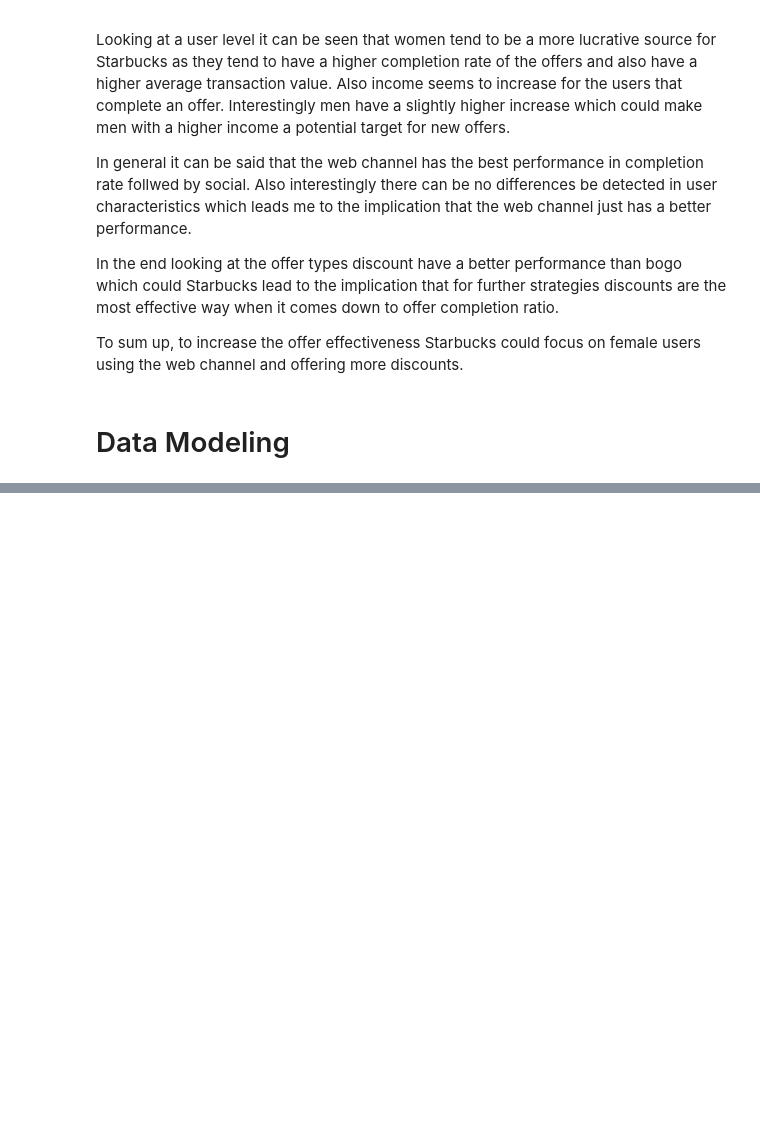
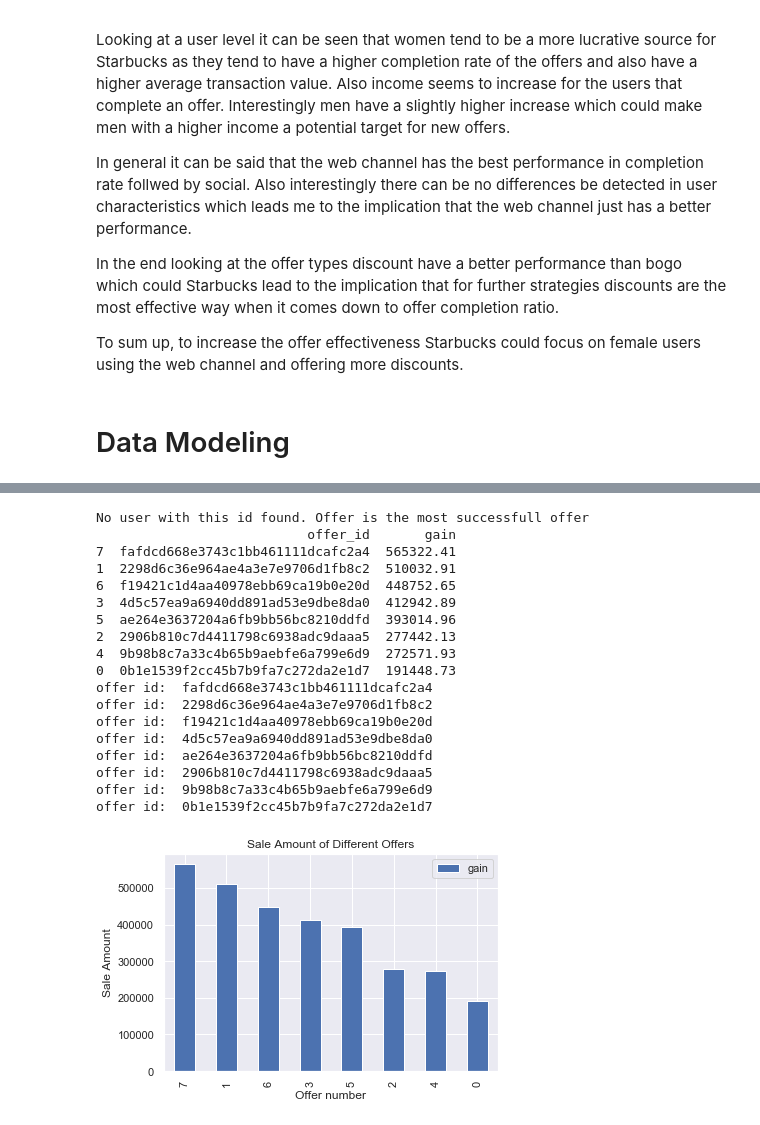
Before and after one commit to chrisdiss/udacity_datascience_capstone, a Jupyter notebook: Capstone Project - Starbucks.ipynb, the cells around one changed output, grey strips where cells are left out. Drawn from its saved outputs; the diff is of its cells as text; code cells hidden in the pictures; blank space fills up the shorter version.

```diff
--- a/Capstone Project - Starbucks.ipynb
+++ b/Capstone Project - Starbucks.ipynb
@@ -1086,3 +1115,3 @@ train_size, test_size
 # %%
-train_offer = offer[:train_size]
+train_offer = data[:train_size]
 # %%
@@ -1192,6 +1193,6 @@ def FunkSVD(complete_mat, latent_features=12, learning_rate=0.0001, iters=100):
 # Create user-by-item matrix
 train_data_np = np.array(train_df)
 
-# Fit FunkSVD with the specified hyper parameters to the training data
-user_mat, offer_mat = FunkSVD(train_data_np, latent_features=15, learning_rate=0.005, iters=250)
+# Fit FunkSVD with parameters
+user_matrix, offer_matrix = FunkSVD(train_data_np, latent_features=15, learning_rate=0.01, iters=100)
 # %% [output]
@@ -1320,15 +1352,15 @@ validate(test_df, user_mat_5, offer_mat_5)
 # %%
-def recommendation_offer(user_id, user_mat, offer_mat):
+def recommendation_offer(user_id, user_matrix, offer_matrix):
     recommend = {}
     for offer_id in train_df.columns:
-        pred_val = predict_reaction(user_mat, offer_mat, user_id, offer_id)
+        pred_val = predict_reaction(user_matrix, offer_matrix, user_id, offer_id)
         if pred_val != None:
             recommend[offer_id] = pred_val
         else:
             break
     if pred_val == None:
-        print("Because this user wasn't in our database, we are giving back the top best sale offer recommendations for all users.")
-        top_offer = best_sale_offer(full_df)
+        print("No user with this id found. Offer is the most successfull offer")
+        top_offer = best_offer(full_df)
         for offer_id in top_offer['offer_id']:
             print("offer id: ", offer_id)
     else:
@@ -1372,2 +1382,24 @@ offer id:  0b1e1539f2cc45b7b9fa7c272da2e1d7
+# %%
+recommendation_offer('new', user_matrix, offer_matrix)
+# %% [output]
+No user with this id found. Offer is the most successfull offer
+                           offer_id       gain
+7  fafdcd668e3743c1bb461111dcafc2a4  565322.41
+1  2298d6c36e964ae4a3e7e9706d1fb8c2  510032.91
+6  f19421c1d4aa40978ebb69ca19b0e20d  448752.65
+3  4d5c57ea9a6940dd891ad53e9dbe8da0  412942.89
+5  ae264e3637204a6fb9bb56bc8210ddfd  393014.96
+2  2906b810c7d4411798c6938adc9daaa5  277442.13
+4  9b98b8c7a33c4b65b9aebfe6a799e6d9  272571.93
+0  0b1e1539f2cc45b7b9fa7c272da2e1d7  191448.73
+offer id:  fafdcd668e3743c1bb461111dcafc2a4
+offer id:  2298d6c36e964ae4a3e7e9706d1fb8c2
+offer id:  f19421c1d4aa40978ebb69ca19b0e20d
+offer id:  4d5c57ea9a6940dd891ad53e9dbe8da0
+offer id:  ae264e3637204a6fb9bb56bc8210ddfd
+offer id:  2906b810c7d4411798c6938adc9daaa5
+offer id:  9b98b8c7a33c4b65b9aebfe6a799e6d9
+offer id:  0b1e1539f2cc45b7b9fa7c272da2e1d7
+[figure, added]
 # %%
 def gender_offer(full_df):
```
Also changed, not shown: parts of 40 cells of this notebook.
